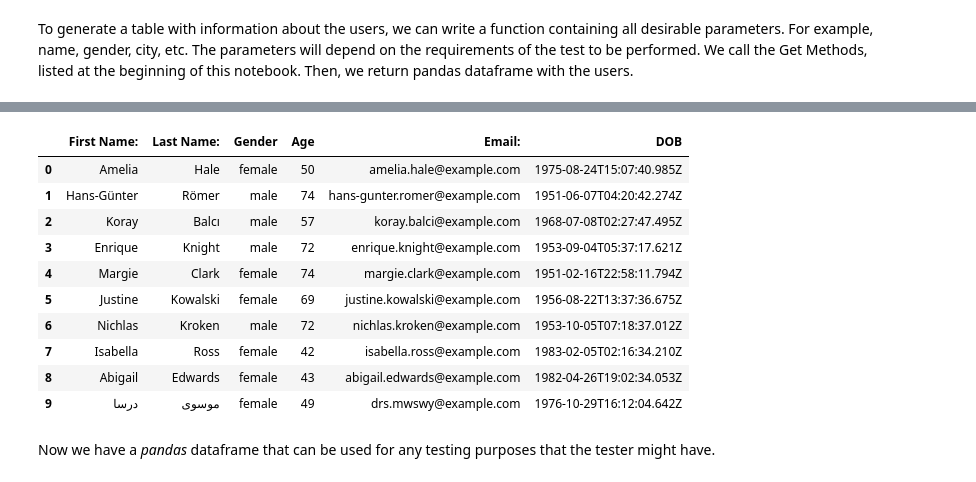
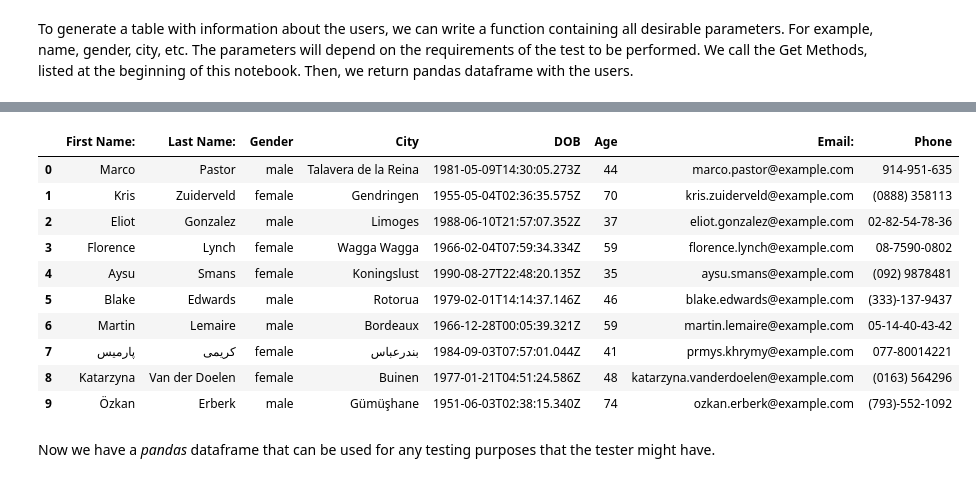
Before and after one commit to YaaseenK/python_Notes, a Jupyter notebook: Module4/PY0101EN-5.2_API_2.v2.ipynb, the cells around one changed output, grey strips where cells are left out. Drawn from its saved outputs; the diff is of its cells as text; code cells hidden in the pictures.

```diff
--- a/Module4/PY0101EN-5.2_API_2.v2.ipynb
+++ b/Module4/PY0101EN-5.2_API_2.v2.ipynb
@@ -178,33 +178,33 @@ df1 = pd.DataFrame(get_users())
 # %%
 def createUsers():
     usersLI = []
 
     for users in RandomUser.generate_users(10):
 
         usersLI.append({"First Name: ": users.get_first_name(),
                         "Last Name: ": users.get_last_name(),
                         "Gender": users.get_gender(),
-                        "City": user.get_city()
+                        "City": users.get_city(),
                         "DOB": users.get_dob(),
                         "Age": users.get_age(),
                         "Email:": users.get_email(),
-                        "Phone": user.get_phone()})
+                        "Phone": users.get_phone()})
 
     return(pd.DataFrame(usersLI))
 
 createUsers()
 # %% [output]
-|  | First Name: | Last Name: | Gender | Age | Email: | DOB |
-| 0 | Amelia | Hale | female | 50 | amelia.hale@example.com | 1975-08-24T15:07:40.985Z |
-| 1 | Hans-Günter | Römer | male | 74 | hans-gunter.romer@example.com | 1951-06-07T04:20:42.274Z |
-| 2 | Koray | Balcı | male | 57 | koray.balci@example.com | 1968-07-08T02:27:47.495Z |
-| 3 | Enrique | Knight | male | 72 | enrique.knight@example.com | 1953-09-04T05:37:17.621Z |
-| 4 | Margie | Clark | female | 74 | margie.clark@example.com | 1951-02-16T22:58:11.794Z |
-| 5 | Justine | Kowalski | female | 69 | justine.kowalski@example.com | 1956-08-22T13:37:36.675Z |
-| 6 | Nichlas | Kroken | male | 72 | nichlas.kroken@example.com | 1953-10-05T07:18:37.012Z |
-| 7 | Isabella | Ross | female | 42 | isabella.ross@example.com | 1983-02-05T02:16:34.210Z |
-| 8 | Abigail | Edwards | female | 43 | abigail.edwards@example.com | 1982-04-26T19:02:34.053Z |
-| 9 | درسا | موسوی | female | 49 | drs.mwswy@example.com | 1976-10-29T16:12:04.642Z |
+|  | First Name: | Last Name: | Gender | City | DOB | Age | Email: | Phone |
+| 0 | Marco | Pastor | male | Talavera de la Reina | 1981-05-09T14:30:05.273Z | 44 | marco.pastor@example.com | 914-951-635 |
+| 1 | Kris | Zuiderveld | female | Gendringen | 1955-05-04T02:36:35.575Z | 70 | kris.zuiderveld@example.com | (0888) 358113 |
+| 2 | Eliot | Gonzalez | male | Limoges | 1988-06-10T21:57:07.352Z | 37 | eliot.gonzalez@example.com | 02-82-54-78-36 |
+| 3 | Florence | Lynch | female | Wagga Wagga | 1966-02-04T07:59:34.334Z | 59 | florence.lynch@example.com | 08-7590-0802 |
+| 4 | Aysu | Smans | female | Koningslust | 1990-08-27T22:48:20.135Z | 35 | aysu.smans@example.com | (092) 9878481 |
+| 5 | Blake | Edwards | male | Rotorua | 1979-02-01T14:14:37.146Z | 46 | blake.edwards@example.com | (333)-137-9437 |
+| 6 | Martin | Lemaire | male | Bordeaux | 1966-12-28T00:05:39.321Z | 59 | martin.lemaire@example.com | 05-14-40-43-42 |
+| 7 | پارمیس | کریمی | female | بندرعباس | 1984-09-03T07:57:01.044Z | 41 | prmys.khrymy@example.com | 077-80014221 |
+| 8 | Katarzyna | Van der Doelen | female | Buinen | 1977-01-21T04:51:24.586Z | 48 | katarzyna.vanderdoelen@example.com | (0163) 564296 |
+| 9 | Özkan | Erberk | male | Gümüşhane | 1951-06-03T02:38:15.340Z | 74 | ozkan.erberk@example.com | (793)-552-1092 |
 # %% [markdown]
 Now we have a *pandas* dataframe that can be used for any testing purposes that the tester might have.
 # %% [markdown]
```
Also changed, not shown: parts of 5 cells of this notebook.
